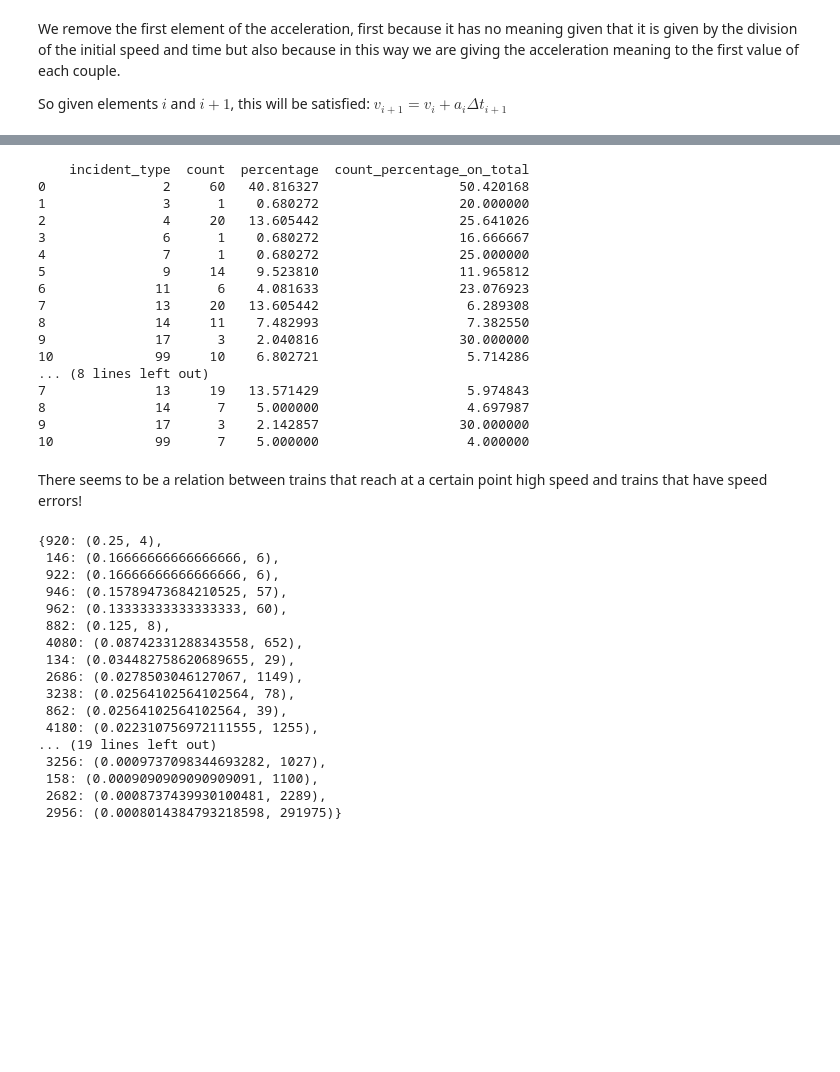
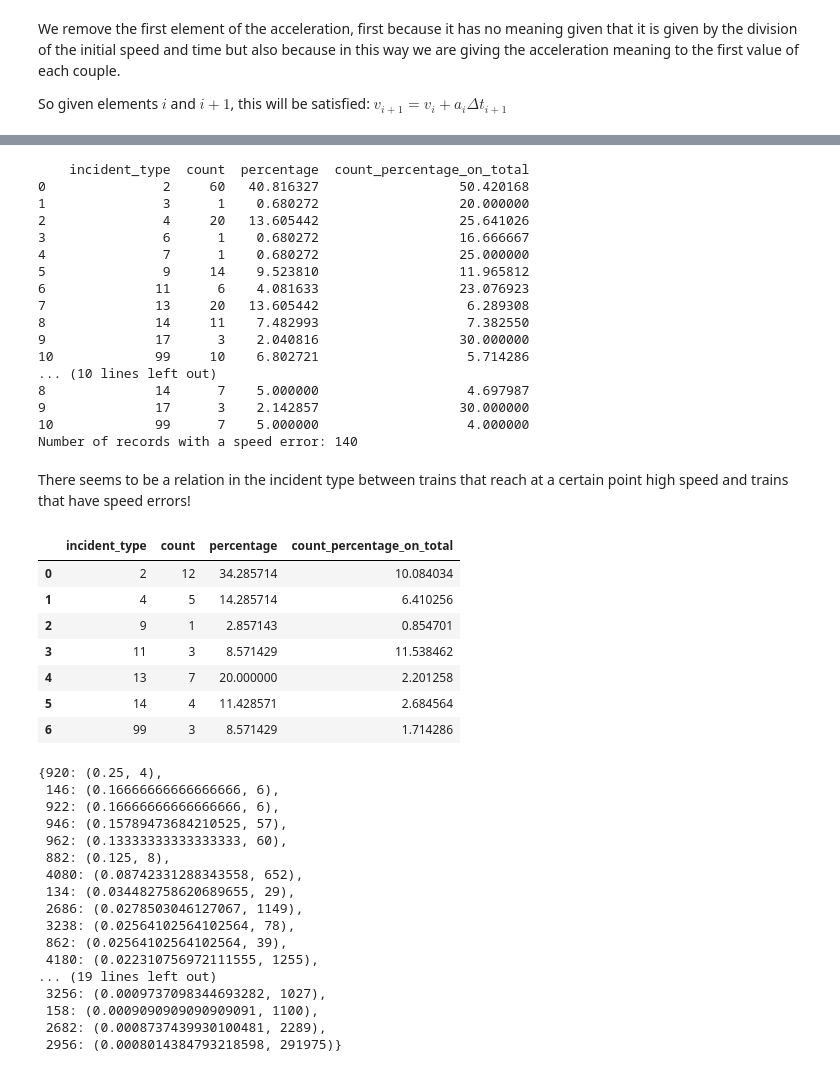
Before and after one commit to Carda01/SNCB_IncidentClassifier, a Jupyter notebook: pre_data_analysis/events_analysis.ipynb, the cells around one changed output, grey strips where cells are left out. Cells and saved outputs as stored; diff of their text form; code cells hidden in the pictures; blank space fills up the shorter version.

Commit message:
relation between tuples with high acceleration and acceleration error

```diff
--- a/pre_data_analysis/events_analysis.ipynb
+++ b/pre_data_analysis/events_analysis.ipynb
@@ -272,5 +228,6 @@ Number of speed errors on the same vehicle: 19
 # %%
-def has_specific_acceleration_values(accelerations, comparing_function):
+# Generic functions
+def has_certain_acceleration_values(accelerations, comparing_function):
     for acceleration_value in accelerations:
         if comparing_function(acceleration_value):
             return True
@@ -278,8 +235,28 @@ def has_specific_acceleration_values(accelerations, comparing_function):
     return False
 
 
-def has_speed_over_threshold(accelerations, threshold):
-    return has_specific_acceleration_values(accelerations, lambda acc: acc >= threshold and acc < MAX_ACCELERATION)
+def get_indexes_acceleration_has_certain_values(accelerations, comparing_function):
+    np_accelerations = np.array(accelerations)
+    return np.where(comparing_function(np_accelerations))[0]
 
-def has_speed_error(accelerations, threshold):
-    return has_specific_acceleration_values(accelerations, lambda acc: acc >= threshold)
+
+# Functions for speed greater than
+def has_acceleration_over_threshold(accelerations, threshold):
+    return has_certain_acceleration_values(accelerations, lambda acc: acc >= threshold and acc < MAX_ACCELERATION)
+
+
+def has_acceleration_error(accelerations, threshold):
+    return has_certain_acceleration_values(accelerations, lambda acc: acc >= threshold)
+
+
+def get_indexes_max_acceleration(acceleration_list):
+    return get_indexes_acceleration_has_certain_values(acceleration_list, lambda acc: acc >= MAX_ACCELERATION)
+
+
+# Functions for speed less than
+def has_emergency_braking(accelerations, threshold):
+    return has_certain_acceleration_values(accelerations, lambda acc: acc < threshold)
+
+
+def get_indexed_emergency_braking(accelerations, threshold):
+    return get_indexes_acceleration_has_certain_values(accelerations, lambda acc: acc < threshold)
@@ -286,8 +302,10 @@ def has_speed_error(accelerations, threshold):
 # %%
-df_with_high_speed = df[df['acceleration'].apply(lambda x: has_speed_over_threshold(x, 10))]
-df_with_speed_error = df[df['acceleration'].apply(lambda x: has_speed_error(x, MAX_ACCELERATION))]
-print(get_stats_incidents(df_with_high_speed))
-print(get_stats_incidents(df_with_speed_error))
+df_with_high_acceleration = df[df['acceleration'].apply(lambda x: has_acceleration_over_threshold(x, 10))]
+df_with_acceleration_error = df[df['acceleration'].apply(lambda x: has_acceleration_error(x, MAX_ACCELERATION))]
+print(get_stats_incidents(df_with_high_acceleration))
+print(f"Number of records with high speed: {df_with_high_acceleration.shape[0]}")
+print(get_stats_incidents(df_with_acceleration_error))
+print(f"Number of records with a speed error: {df_with_acceleration_error.shape[0]}")
 # %% [output]
     incident_type  count  percentage  count_percentage_on_total
 0               2     60   40.816327                  50.420168
@@ -301,11 +319,23 @@ print(get_stats_incidents(df_with_speed_error))
 8              14     11    7.482993                   7.382550
 9              17      3    2.040816                  30.000000
 10             99     10    6.802721                   5.714286
-... (8 lines left out)
-7              13     19   13.571429                   5.974843
+... (10 lines left out)
 8              14      7    5.000000                   4.697987
 9              17      3    2.142857                  30.000000
 10             99      7    5.000000                   4.000000
+Number of records with a speed error: 140
 # %% [markdown]
-There seems to be a relation between trains that reach at a certain point high speed and trains that have speed errors!
+There seems to be a relation in the incident type between trains that reach at a certain point high speed and trains that have speed errors!
+# %%
+symmetric_difference = df.loc[list(set(df_with_high_acceleration.index).symmetric_difference((df_with_acceleration_error.index)))]
+get_stats_incidents(symmetric_difference)
+# %% [output]
+|  | incident_type | count | percentage | count_percentage_on_total |
+| 0 | 2 | 12 | 34.285714 | 10.084034 |
+| 1 | 4 | 5 | 14.285714 | 6.410256 |
+| 2 | 9 | 1 | 2.857143 | 0.854701 |
+| 3 | 11 | 3 | 8.571429 | 11.538462 |
+| 4 | 13 | 7 | 20.000000 | 2.201258 |
+| 5 | 14 | 4 | 11.428571 | 2.684564 |
+| 6 | 99 | 3 | 8.571429 | 1.714286 |
 # %%
```
Also changed, not shown: parts of 3 cells of this notebook.
